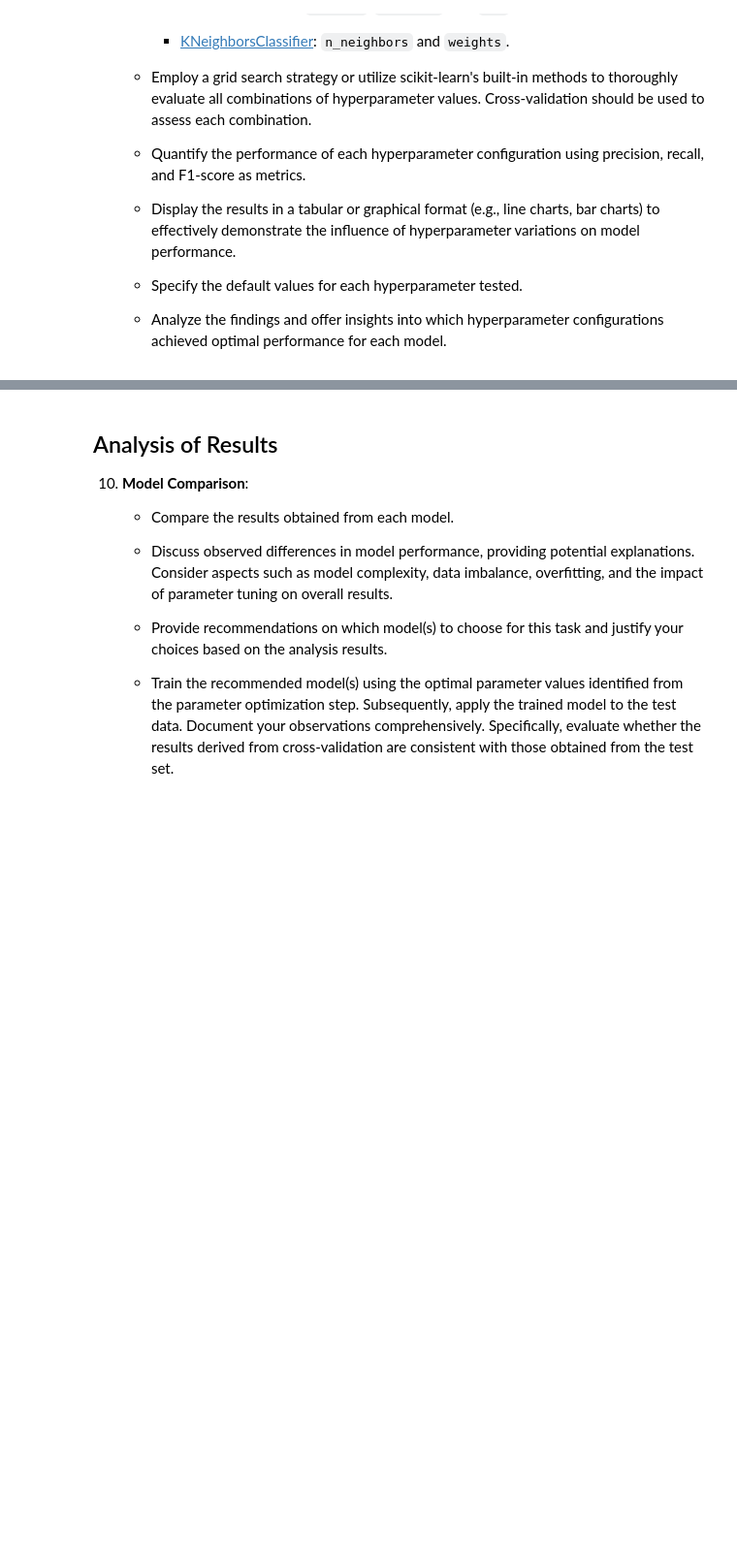
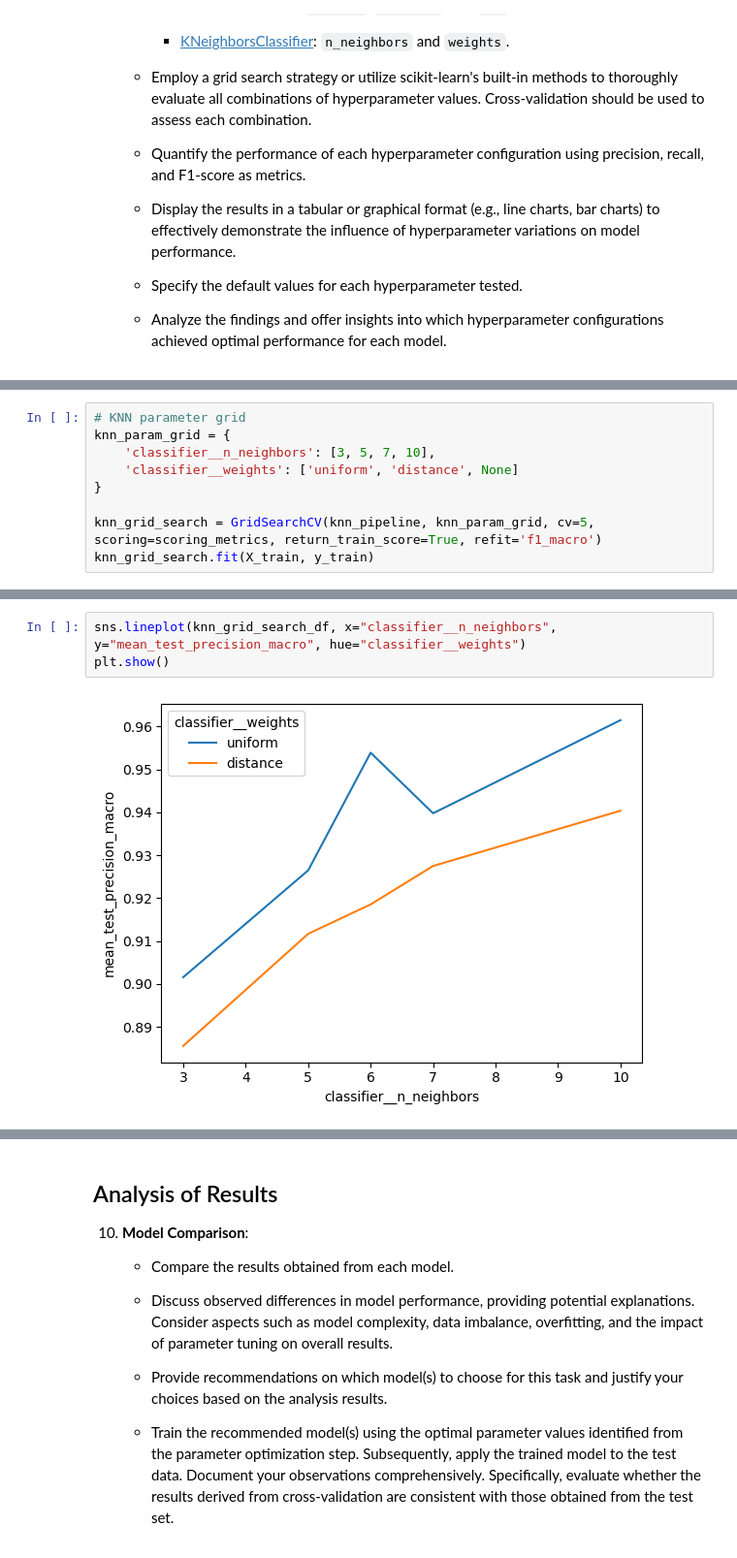
Before and after one commit to ultra-passion-fruit/Diabetes-Data-Analysis, a Jupyter notebook: csi4106_a2_300228879_300240688.ipynb, the cells around one changed output, grey strips where cells are left out. Shown at 97% size. Drawn from its saved outputs; the diff is of its cells as text; blank space fills up the shorter version.

```diff
--- a/csi4106_a2_300228879_300240688.ipynb
+++ b/csi4106_a2_300228879_300240688.ipynb
@@ -549,0 +695,9 @@ Looking purely at the metrics, the best model appears to be a Decision Tree Clas
+# %%
+# KNN parameter grid
+knn_param_grid = {
+    'classifier__n_neighbors': [3, 5, 7, 10],
+    'classifier__weights': ['uniform', 'distance', None]
+}
+
+knn_grid_search = GridSearchCV(knn_pipeline, knn_param_grid, cv=5, scoring=scoring_metrics, return_train_score=True, refit='f1_macro')
+knn_grid_search.fit(X_train, y_train)
@@ -549,0 +862,5 @@ Looking purely at the metrics, the best model appears to be a Decision Tree Clas
+# %%
+sns.lineplot(knn_grid_search_df, x="classifier__n_neighbors", y="mean_test_precision_macro", hue="classifier__weights")
+plt.show()
+# %% [output]
+[figure, added]
```
Also changed, not shown: parts of 106 cells of this notebook.
